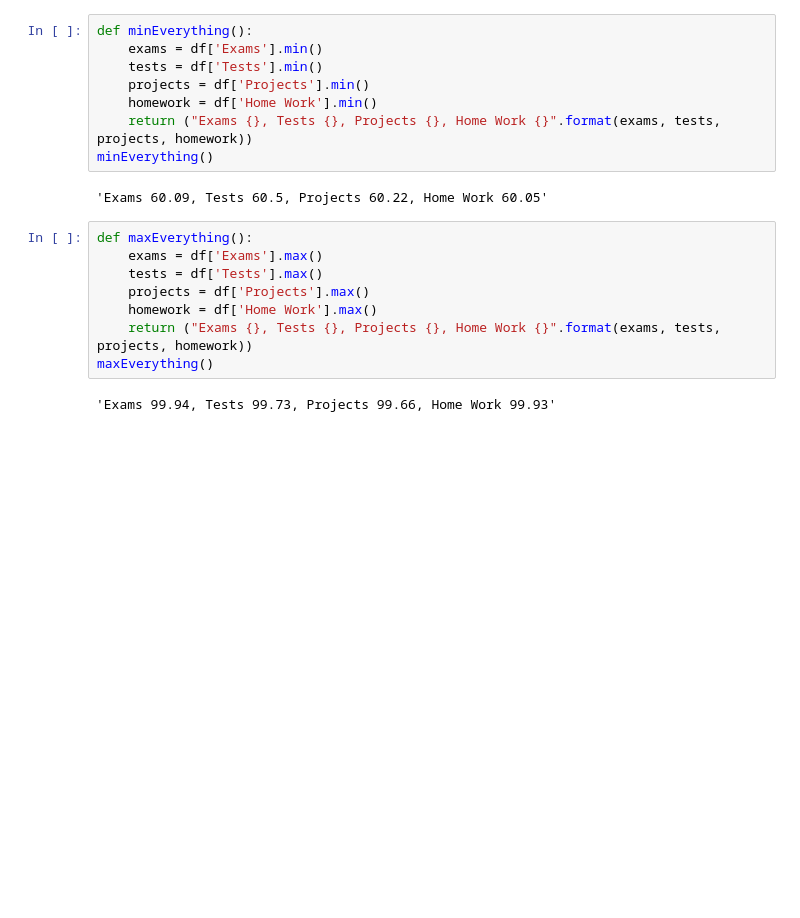
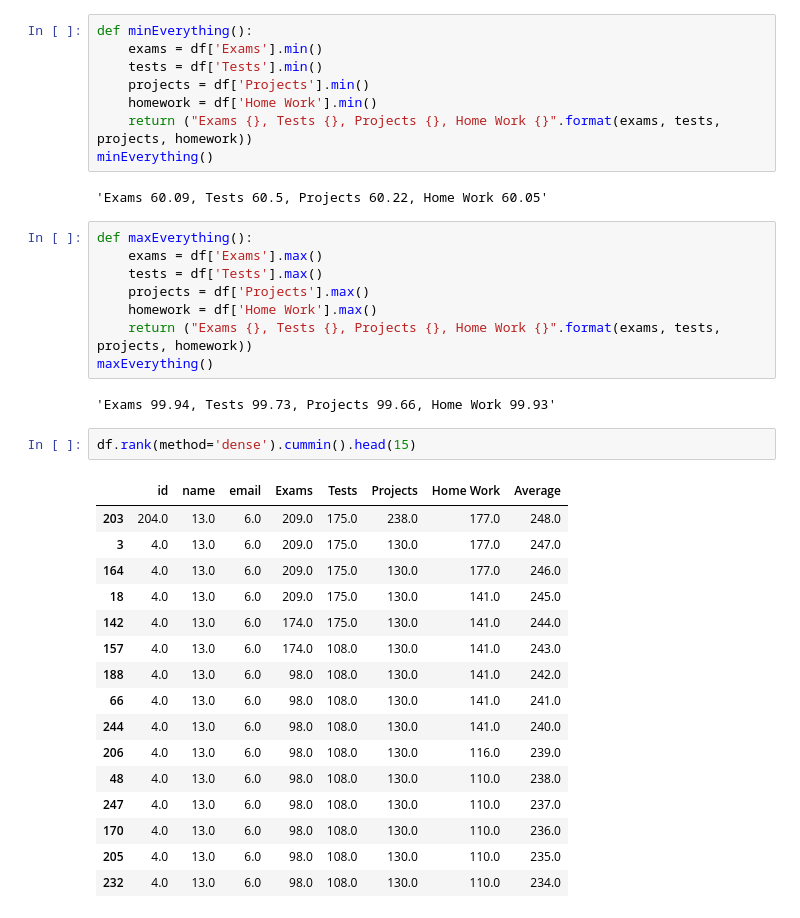
Before and after one commit to stradtkt/DataScience, a Jupyter notebook: pandas_practice.ipynb, the cells around one changed output. Saved outputs shown, nothing was run; the diff lists cells and outputs as text; blank space fills up the shorter version.

```diff
--- a/pandas_practice.ipynb
+++ b/pandas_practice.ipynb
@@ -195,3 +195,22 @@ def maxEverything():
 maxEverything()
 # %% [output]
 'Exams 99.94, Tests 99.73, Projects 99.66, Home Work 99.93'
+# %%
+df.rank(method='dense').cummin().head(15)
+# %% [output]
+|  | id | name | email | Exams | Tests | Projects | Home Work | Average |
+| 203 | 204.0 | 13.0 | 6.0 | 209.0 | 175.0 | 238.0 | 177.0 | 248.0 |
+| 3 | 4.0 | 13.0 | 6.0 | 209.0 | 175.0 | 130.0 | 177.0 | 247.0 |
+| 164 | 4.0 | 13.0 | 6.0 | 209.0 | 175.0 | 130.0 | 177.0 | 246.0 |
+| 18 | 4.0 | 13.0 | 6.0 | 209.0 | 175.0 | 130.0 | 141.0 | 245.0 |
+| 142 | 4.0 | 13.0 | 6.0 | 174.0 | 175.0 | 130.0 | 141.0 | 244.0 |
+| 157 | 4.0 | 13.0 | 6.0 | 174.0 | 108.0 | 130.0 | 141.0 | 243.0 |
+| 188 | 4.0 | 13.0 | 6.0 | 98.0 | 108.0 | 130.0 | 141.0 | 242.0 |
+| 66 | 4.0 | 13.0 | 6.0 | 98.0 | 108.0 | 130.0 | 141.0 | 241.0 |
+| 244 | 4.0 | 13.0 | 6.0 | 98.0 | 108.0 | 130.0 | 141.0 | 240.0 |
+| 206 | 4.0 | 13.0 | 6.0 | 98.0 | 108.0 | 130.0 | 116.0 | 239.0 |
+| 48 | 4.0 | 13.0 | 6.0 | 98.0 | 108.0 | 130.0 | 110.0 | 238.0 |
+| 247 | 4.0 | 13.0 | 6.0 | 98.0 | 108.0 | 130.0 | 110.0 | 237.0 |
+| 170 | 4.0 | 13.0 | 6.0 | 98.0 | 108.0 | 130.0 | 110.0 | 236.0 |
+| 205 | 4.0 | 13.0 | 6.0 | 98.0 | 108.0 | 130.0 | 110.0 | 235.0 |
+| 232 | 4.0 | 13.0 | 6.0 | 98.0 | 108.0 | 130.0 | 110.0 | 234.0 |
```
Also changed, not shown: parts of 2 cells of this notebook.
